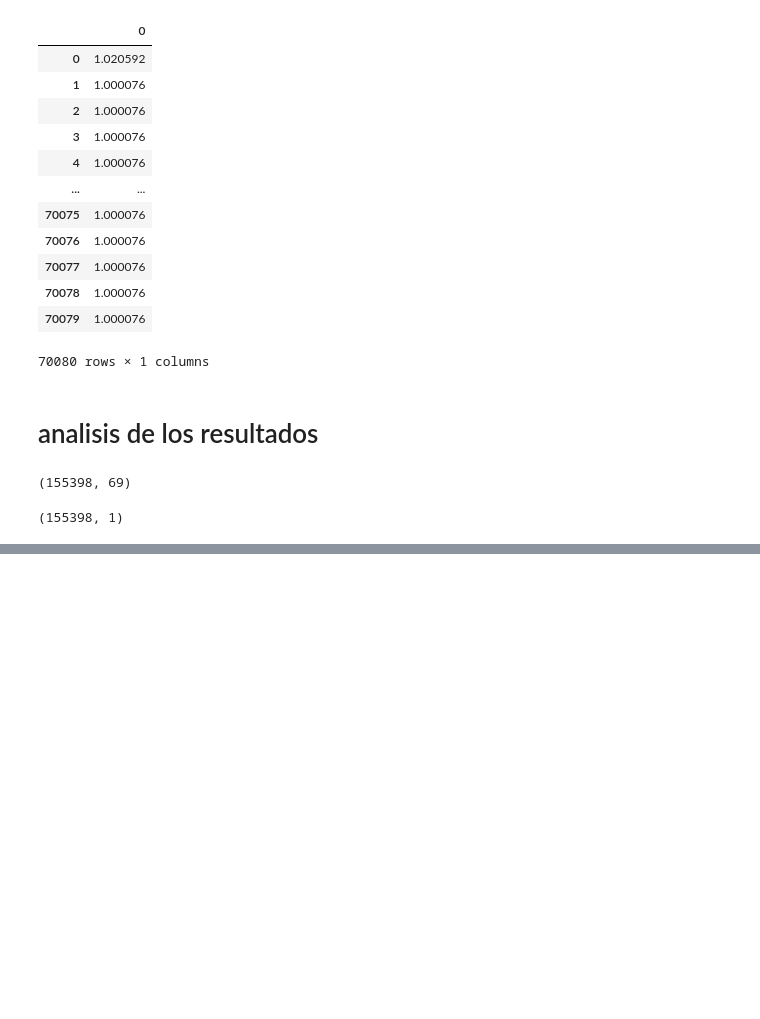
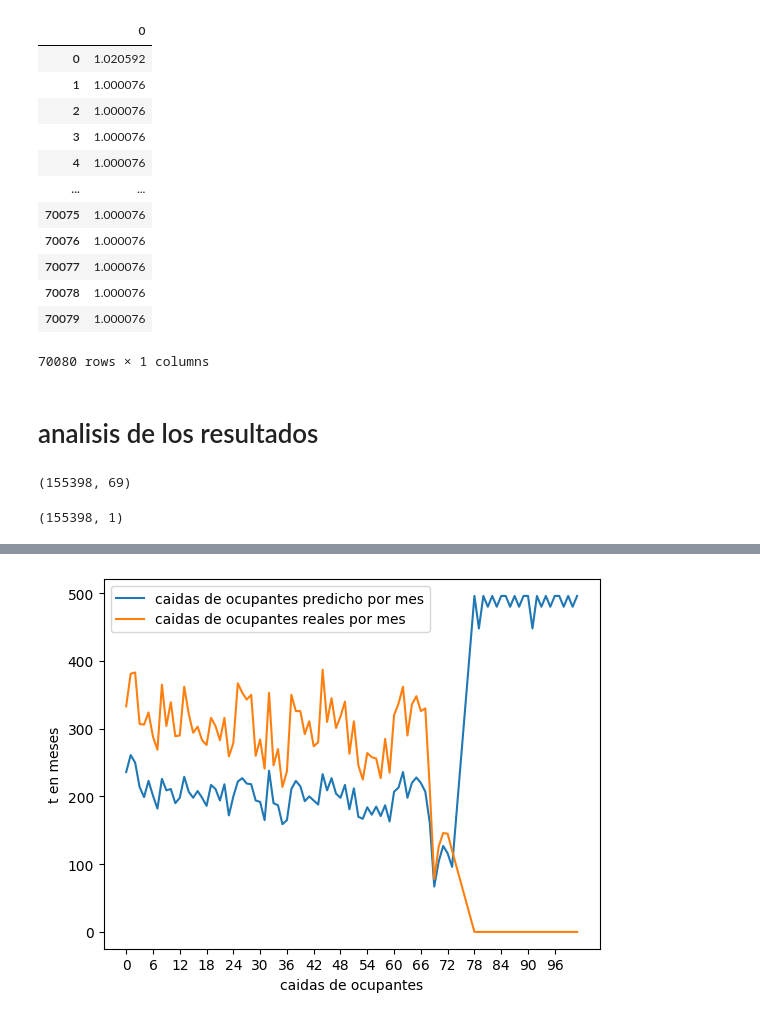
Before and after one commit to joscanoga/prediccion-de-incidentes-viales-en-la-ciudad-de-Medellin, a Jupyter notebook: notebookfinal.ipynb, the cells around one changed output, grey strips where cells are left out. Drawn from its saved outputs; the diff is of its cells as text; code cells hidden in the pictures; blank space fills up the shorter version.

```diff
--- a/notebookfinal.ipynb
+++ b/notebookfinal.ipynb
@@ -792,0 +910,24 @@ print(X_train.shape,X_test.shape,X_test_final.shape)
+# %%
+caidas=datos[datos["CLASE_ACCIDENTE_caida ocupante"]==1].groupby(["t"]).sum()
+caidas.reset_index(inplace=True)
+choques=datos[datos["CLASE_ACCIDENTE_choque"]==1].groupby(["t"]).sum()
+choques.reset_index(inplace=True)
+incendios=datos[datos["CLASE_ACCIDENTE_incendio"]==1].groupby(["t"]).sum()
+incendios.reset_index(inplace=True)
+otros=datos[datos["CLASE_ACCIDENTE_otro"]==1].groupby(["t"]).sum()
+otros.reset_index(inplace=True)
+volcamientos=datos[datos["CLASE_ACCIDENTE_volcamiento"]==1].groupby(["t"]).sum()
+volcamientos.reset_index(inplace=True)
+# %%
+plt.figure()
+plt.xlabel('caidas de ocupantes')
+plt.ylabel('t en meses')
+plt.plot(caidas["t"], caidas["CANTIDAD_PRED"],
+           label='caidas de ocupantes predicho por mes')
+plt.plot(caidas["t"], caidas["CANTIDAD"],
+           label='caidas de ocupantes reales por mes')
+plt.xticks(range(0, 101, 6))
+plt.legend()
+plt.show()
+# %% [output]
+[figure, added]
```
Also changed, not shown: parts of 26 cells of this notebook.
